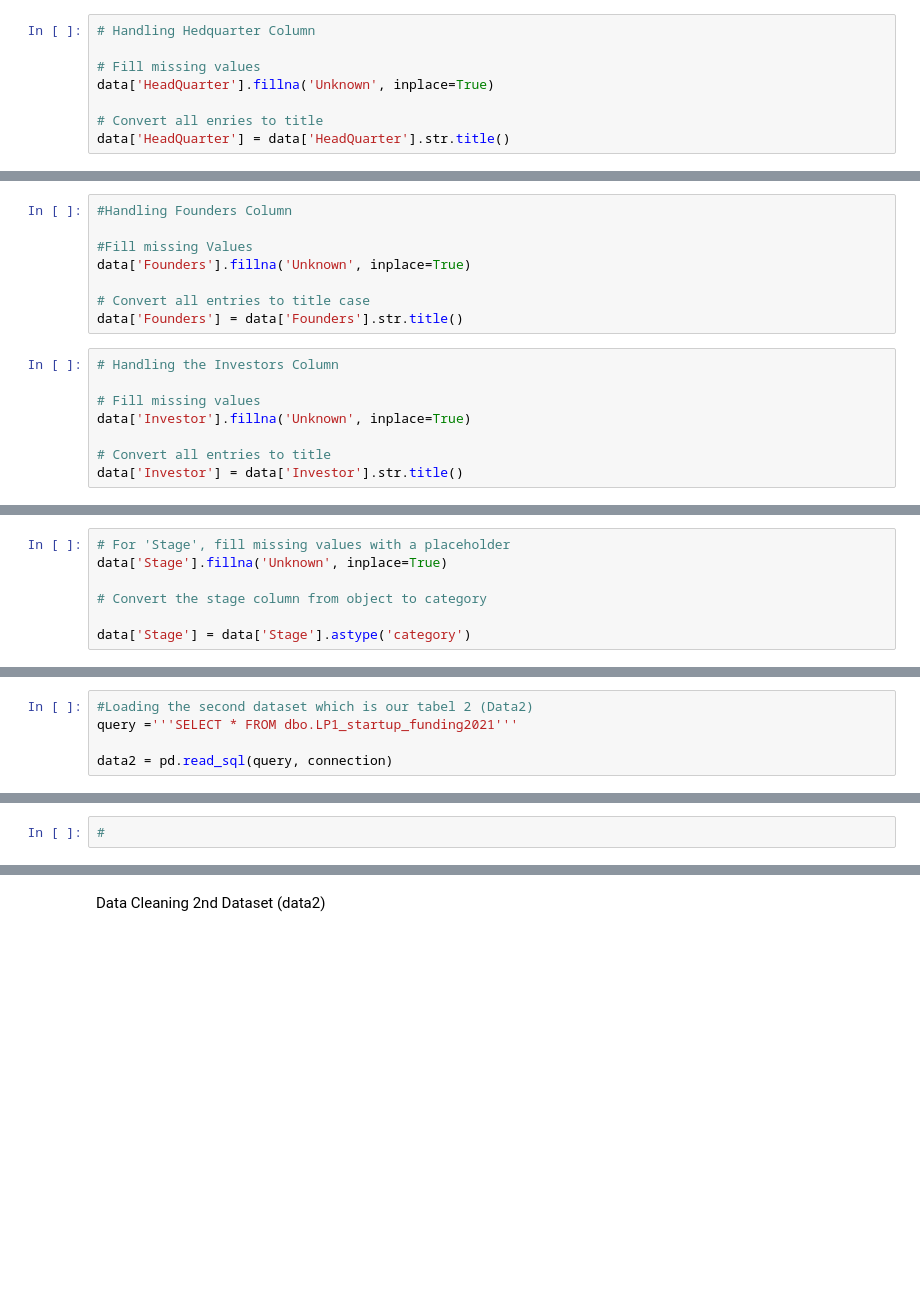
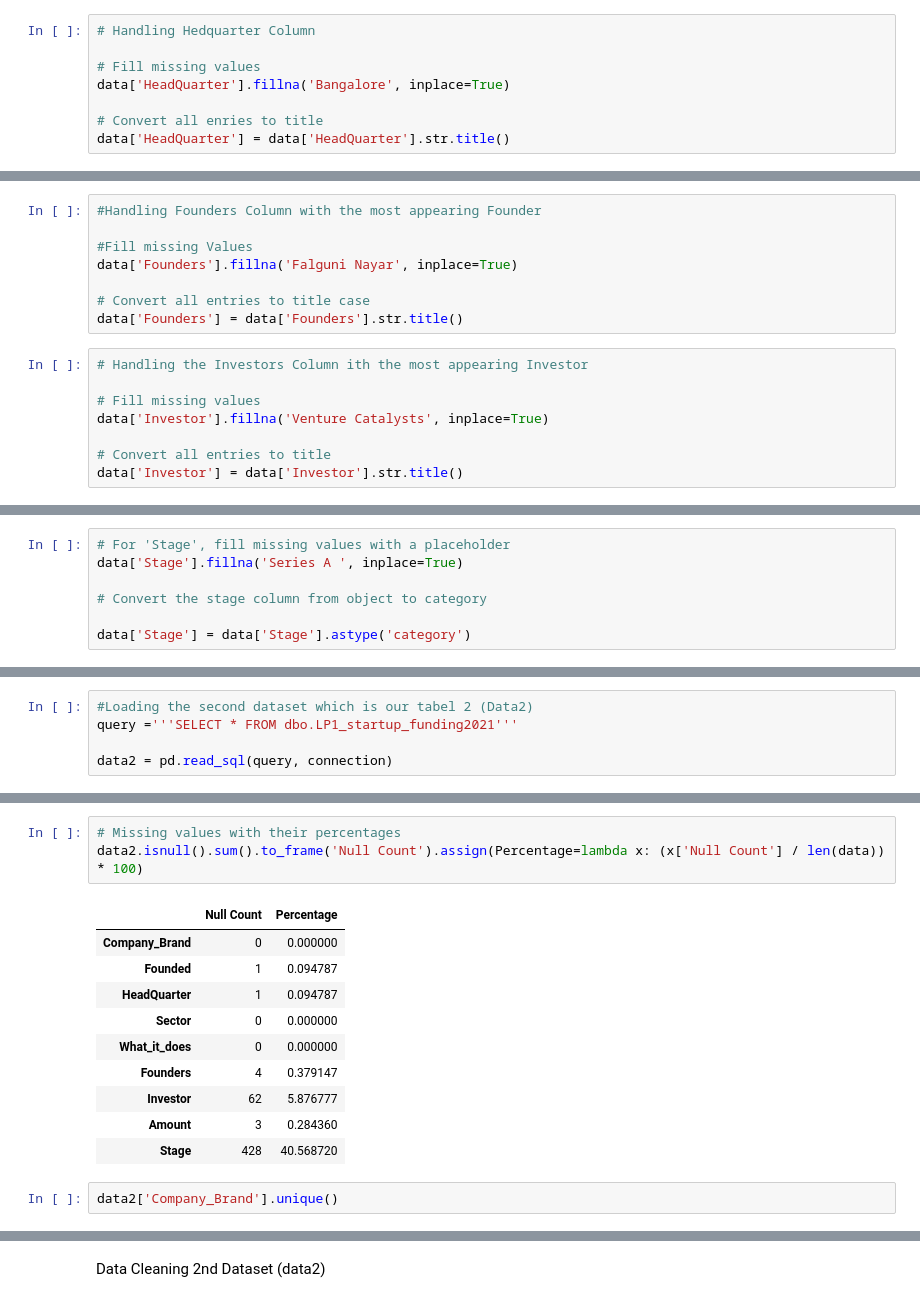
Before and after one commit to Njuraita/LP1-Indian-Startup-Ecosystem, a Jupyter notebook: Notebooks/LP1.ipynb, the cells around one changed output, grey strips where cells are left out. Saved outputs shown, nothing was run; the diff lists cells and outputs as text; blank space fills up the shorter version.

Commit message:
Clean 2020 and 2021 minus 2021 Amount Column

```diff
--- a/Notebooks/LP1.ipynb
+++ b/Notebooks/LP1.ipynb
@@ -365,7 +412,7 @@ Data cleaning 1st Dataset-2020 (Data)
 # Handling Hedquarter Column
 
 # Fill missing values
-data['HeadQuarter'].fillna('Unknown', inplace=True)
+data['HeadQuarter'].fillna('Bangalore', inplace=True)
 
 # Convert all enries to title
 data['HeadQuarter'] = data['HeadQuarter'].str.title()
@@ -442,18 +489,18 @@ Media          19
 Ai             18
 Name: count, dtype: int64
 # %%
-#Handling Founders Column
+#Handling Founders Column with the most appearing Founder
 
 #Fill missing Values
-data['Founders'].fillna('Unknown', inplace=True)
+data['Founders'].fillna('Falguni Nayar', inplace=True)
 
 # Convert all entries to title case
 data['Founders'] = data['Founders'].str.title()
 # %%
-# Handling the Investors Column
+# Handling the Investors Column ith the most appearing Investor
 
 # Fill missing values
-data['Investor'].fillna('Unknown', inplace=True)
+data['Investor'].fillna('Venture Catalysts', inplace=True)
 
 # Convert all entries to title
 data['Investor'] = data['Investor'].str.title()
@@ -471,7 +518,7 @@ data['Amount'].fillna(data['Amount'].median(), inplace=True)
 #data['Amount']
 # %%
 # For 'Stage', fill missing values with a placeholder
-data['Stage'].fillna('Unknown', inplace=True)
+data['Stage'].fillna('Series A ', inplace=True)
 
 # Convert the stage column from object to category
 
@@ -618,2 +580,16 @@ data2.duplicated().sum()
-# %%
-#
+# %%
+# Missing values with their percentages
+data2.isnull().sum().to_frame('Null Count').assign(Percentage=lambda x: (x['Null Count'] / len(data)) * 100)
+# %% [output]
+|  | Null Count | Percentage |
+| Company_Brand | 0 | 0.000000 |
+| Founded | 1 | 0.094787 |
+| HeadQuarter | 1 | 0.094787 |
+| Sector | 0 | 0.000000 |
+| What_it_does | 0 | 0.000000 |
+| Founders | 4 | 0.379147 |
+| Investor | 62 | 5.876777 |
+| Amount | 3 | 0.284360 |
+| Stage | 428 | 40.568720 |
+# %%
+data2['Company_Brand'].unique()
```
Also changed, not shown: parts of 65 cells of this notebook.
